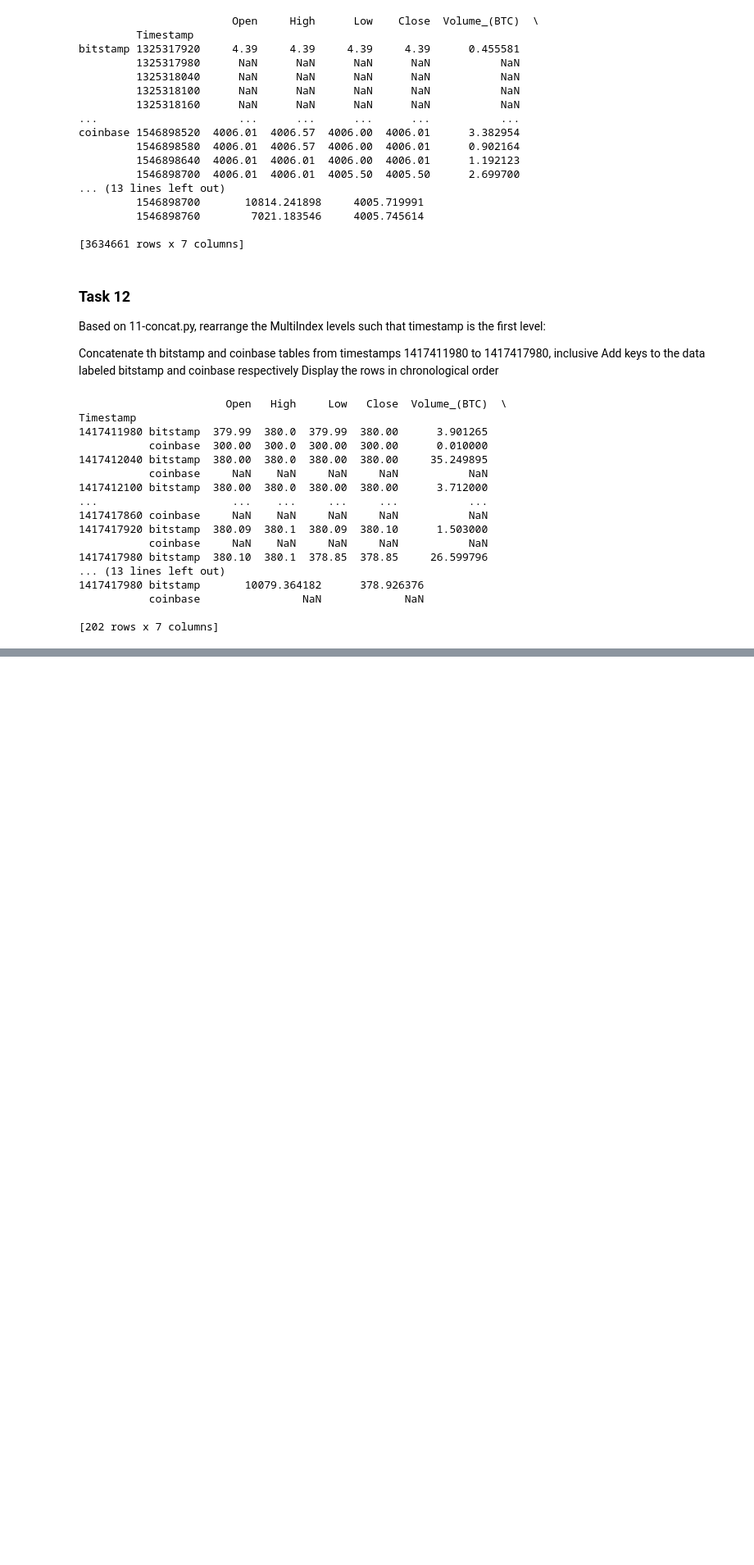
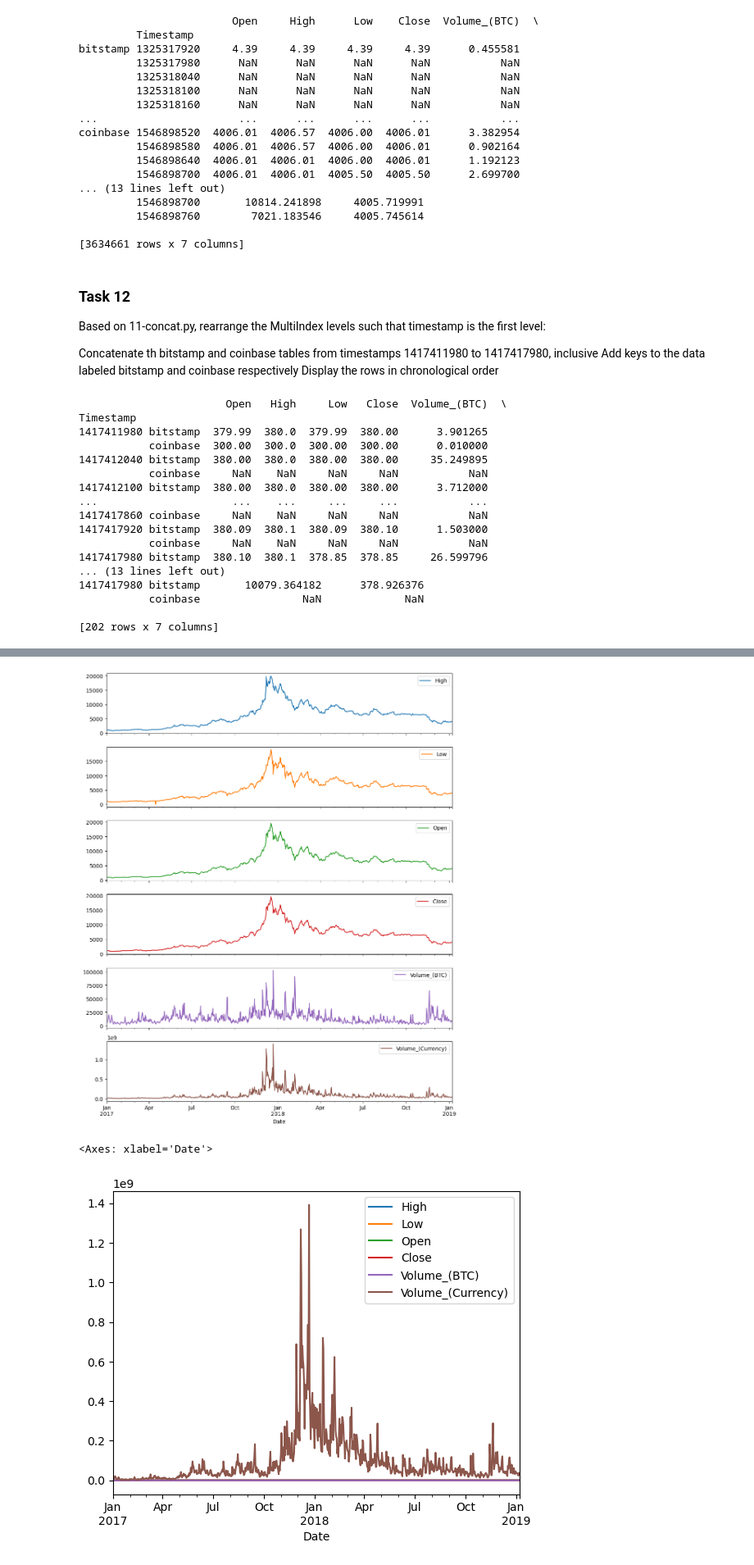
Before and after one commit to Zal-atan/atlas-machine_learning, a Jupyter notebook: pipeline/pandas/panads.ipynb, the cells around one changed output, grey strips where cells are left out. Shown: that part at 82% size. Saved outputs shown, nothing was run; the diff lists cells and outputs as text; code cells hidden in the pictures; blank space fills up the shorter version.

Commit message:
Adding tasks 13 and 14 to pandas.ipynb

```diff
--- a/pipeline/pandas/panads.ipynb
+++ b/pipeline/pandas/panads.ipynb
@@ -528,0 +591,63 @@ Timestamp
+# %%
+# 14-visualize.py
+#!/usr/bin/env python3
+
+from datetime import date
+import matplotlib.pyplot as plt
+# import pandas as pd
+# from_file = __import__('2-from_file').from_file
+
+df = from_file('coinbaseUSD_1-min_data_2014-12-01_to_2019-01-09.csv', ',')
+
+# YOUR CODE HERE
+
+# Remove Weighted_Price
+df.drop(['Weighted_Price'], axis=1, inplace=True)
+
+# Drop all data before 2017
+df = df[(df['Timestamp'] >= 1483228800)]
+
+# Rename Timestamp to Date
+df.rename(columns={'Timestamp': 'Date'}, inplace=True)
+
+# Convert Timestamp Values to Date
+df['Date'] = pd.to_datetime(df['Date'], unit='s')
+
+# Change Index to Date
+df.set_index('Date', inplace=True)
+
+# Fill NaN values on close with previous close value
+df['Close'] = df['Close'].fillna(method='ffill')
+
+# Fill NaN values on High, Low, Open to Value of Close
+df['Open'] = df['Open'].fillna(df['Close'])
+df['High'] = df['High'].fillna(df['Close'])
+df['Low'] = df['Low'].fillna(df['Close'])
+
+# Fill missing values om Volume_(BTC) and Volume_(Currency) with 0'set
+df['Volume_(BTC)'] = df['Volume_(BTC)'].fillna(0)
+df['Volume_(Currency)'] = df['Volume_(Currency)'].fillna(0)
+
+# Resample the data to daily intervals and apply the specified aggregations
+df_daily = df.resample('D').agg({
+    'High': 'max',
+    'Low': 'min',
+    'Open': 'mean',
+    'Close': 'mean',
+    'Volume_(BTC)': 'sum',
+    'Volume_(Currency)': 'sum'
+})
+
+# Plot the daily data
+df_daily.plot(subplots=True, figsize=(10, 12))
+plt.tight_layout()
+plt.show()
+
+# Possibly drop Volume_Currency for better view of graph
+# df.drop(['Volume_(Currency)'], axis=1, inplace=True)
+
+df_daily.plot()
+# %% [output]
+[figure, added]
+<Axes: xlabel='Date'>
+[figure, added]
```
Also changed, not shown: parts of 3 cells of this notebook.
